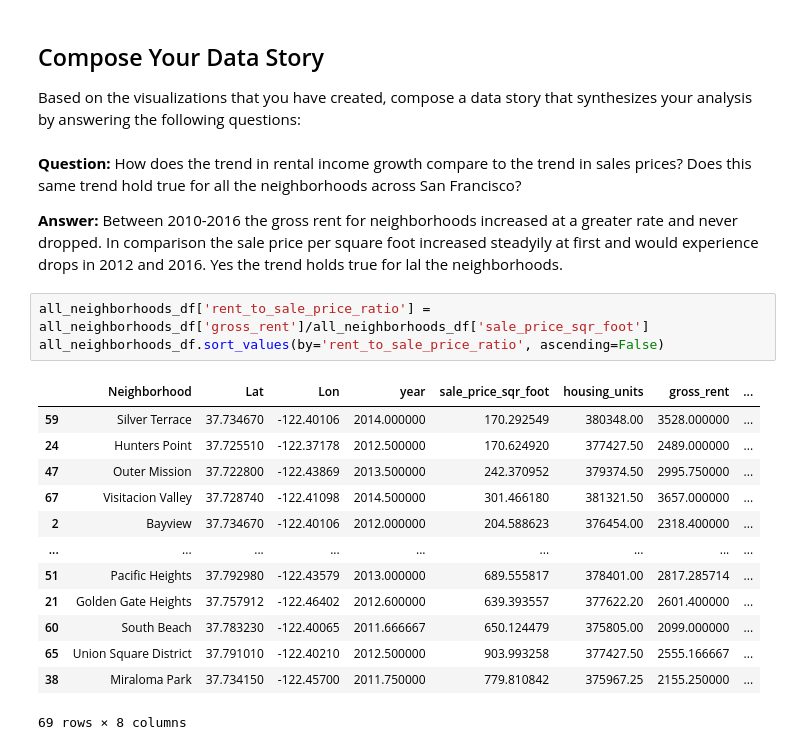
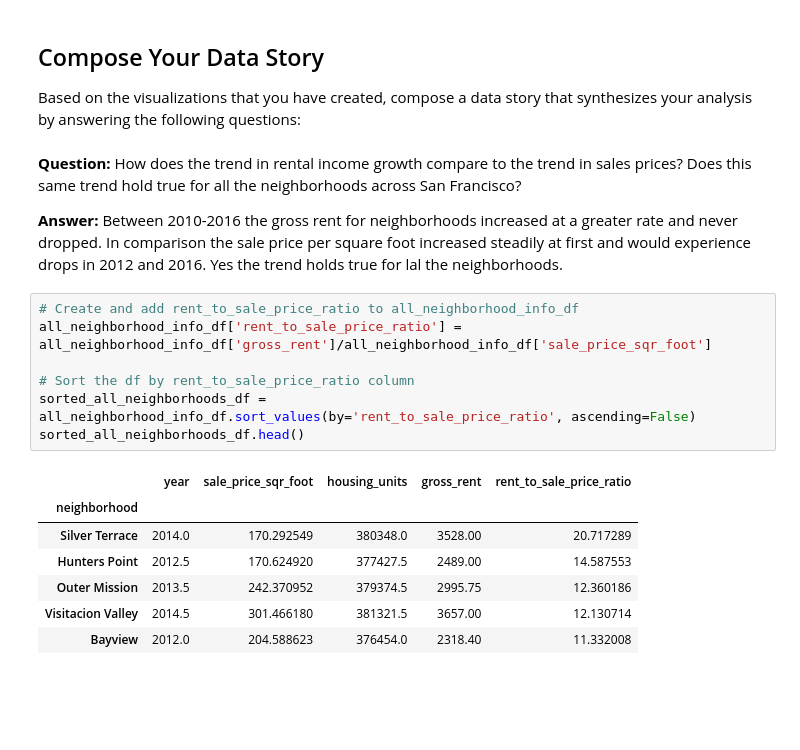
Before and after one commit to dcmar18/SanFranciscoHousing, a Jupyter notebook: san_francisco_housing.ipynb, the cells around one changed output. Drawn from its saved outputs; the diff is of its cells as text; blank space fills up the shorter version.

Commit message:
Added a new column rent_to_sale_price_ratio to all_neighborhood_info_df, sorted by that column and created an overlay plot of gross_rent vs sale_price_sqr_foot columns

```diff
--- a/san_francisco_housing.ipynb
+++ b/san_francisco_housing.ipynb
@@ -553,21 +553,19 @@ Based on the visualizations that you have created, compose a data story that syn
 # %% [markdown]
 **Question:**  How does the trend in rental income growth compare to the trend in sales prices? Does this same trend hold true for all the neighborhoods across San Francisco?
 
-**Answer:** Between 2010-2016 the gross rent for neighborhoods increased at a greater rate and never dropped. In comparison the sale price per square foot increased steadyily at first and would experience drops in 2012 and 2016. Yes the trend holds true for lal the neighborhoods.
+**Answer:** Between 2010-2016 the gross rent for neighborhoods increased at a greater rate and never dropped. In comparison the sale price per square foot increased steadily at first and would experience drops in 2012 and 2016. Yes the trend holds true for lal the neighborhoods.
-# %%
-all_neighborhoods_df['rent_to_sale_price_ratio'] = all_neighborhoods_df['gross_rent']/all_neighborhoods_df['sale_price_sqr_foot']
-all_neighborhoods_df.sort_values(by='rent_to_sale_price_ratio', ascending=False)
-# %% [output]
-|  | Neighborhood | Lat | Lon | year | sale_price_sqr_foot | housing_units | gross_rent | ... |
-| 59 | Silver Terrace | 37.734670 | -122.40106 | 2014.000000 | 170.292549 | 380348.00 | 3528.000000 | ... |
-| 24 | Hunters Point | 37.725510 | -122.37178 | 2012.500000 | 170.624920 | 377427.50 | 2489.000000 | ... |
-| 47 | Outer Mission | 37.722800 | -122.43869 | 2013.500000 | 242.370952 | 379374.50 | 2995.750000 | ... |
-| 67 | Visitacion Valley | 37.728740 | -122.41098 | 2014.500000 | 301.466180 | 381321.50 | 3657.000000 | ... |
-| 2 | Bayview | 37.734670 | -122.40106 | 2012.000000 | 204.588623 | 376454.00 | 2318.400000 | ... |
-| ... | ... | ... | ... | ... | ... | ... | ... | ... |
-| 51 | Pacific Heights | 37.792980 | -122.43579 | 2013.000000 | 689.555817 | 378401.00 | 2817.285714 | ... |
-| 21 | Golden Gate Heights | 37.757912 | -122.46402 | 2012.600000 | 639.393557 | 377622.20 | 2601.400000 | ... |
-| 60 | South Beach | 37.783230 | -122.40065 | 2011.666667 | 650.124479 | 375805.00 | 2099.000000 | ... |
-| 65 | Union Square District | 37.791010 | -122.40210 | 2012.500000 | 903.993258 | 377427.50 | 2555.166667 | ... |
-| 38 | Miraloma Park | 37.734150 | -122.45700 | 2011.750000 | 779.810842 | 375967.25 | 2155.250000 | ... |
-69 rows × 8 columns
+# %%
+# Create and add rent_to_sale_price_ratio to all_neighborhood_info_df
+all_neighborhood_info_df['rent_to_sale_price_ratio'] = all_neighborhood_info_df['gross_rent']/all_neighborhood_info_df['sale_price_sqr_foot']
+
+# Sort the df by rent_to_sale_price_ratio column
+sorted_all_neighborhoods_df = all_neighborhood_info_df.sort_values(by='rent_to_sale_price_ratio', ascending=False)
+sorted_all_neighborhoods_df.head()
+# %% [output]
+|  | year | sale_price_sqr_foot | housing_units | gross_rent | rent_to_sale_price_ratio |
+| neighborhood |  |  |  |  |  |
+| Silver Terrace | 2014.0 | 170.292549 | 380348.0 | 3528.00 | 20.717289 |
+| Hunters Point | 2012.5 | 170.624920 | 377427.5 | 2489.00 | 14.587553 |
+| Outer Mission | 2013.5 | 242.370952 | 379374.5 | 2995.75 | 12.360186 |
+| Visitacion Valley | 2014.5 | 301.466180 | 381321.5 | 3657.00 | 12.130714 |
+| Bayview | 2012.0 | 204.588623 | 376454.0 | 2318.40 | 11.332008 |
```
Also changed, not shown: parts of 2 cells of this notebook.
